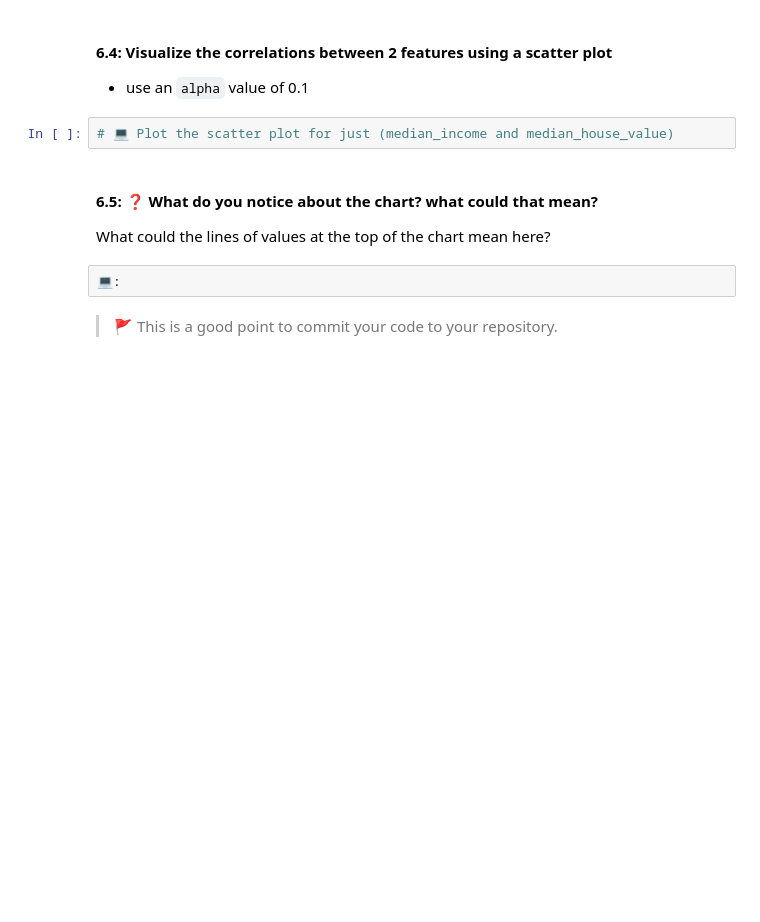
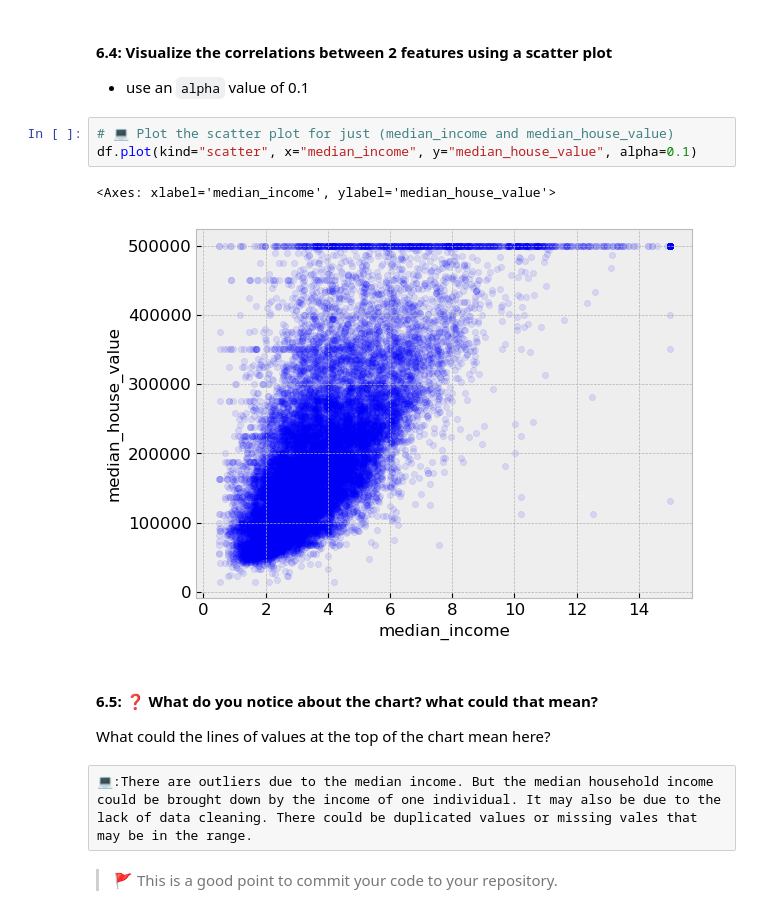
Before and after one commit to IT4063-Spring2025/eda-assignment-JMcw513, a Jupyter notebook: notebook.ipynb, the cells around one changed output. Cells and saved outputs as stored; diff of their text form; blank space fills up the shorter version.

```diff
--- a/notebook.ipynb
+++ b/notebook.ipynb
@@ -261,11 +321,15 @@ sort the results in descending order
 - use an `alpha` value of 0.1
 # %%
 # 💻 Plot the scatter plot for just (median_income and median_house_value)
+df.plot(kind="scatter", x="median_income", y="median_house_value", alpha=0.1)
+# %% [output]
+<Axes: xlabel='median_income', ylabel='median_house_value'>
+[figure, added]
 # %% [markdown]
 #### 6.5: ❓ What do you notice about the chart? what could that mean?
 What could the lines of values at the top of the chart mean here?
-# %% [raw]
-💻:
+# %% [raw]
+💻:There are outliers due to the median income. But the median household income could be brought down by the income of one individual. It may also be due to the lack of data cleaning. There could be duplicated values or missing vales that may be in the range.
 # %% [markdown]
 > 🚩 This is a good point to commit your code to your repository.
 # %% [markdown]
```
Also changed, not shown: parts of 6 cells of this notebook.
